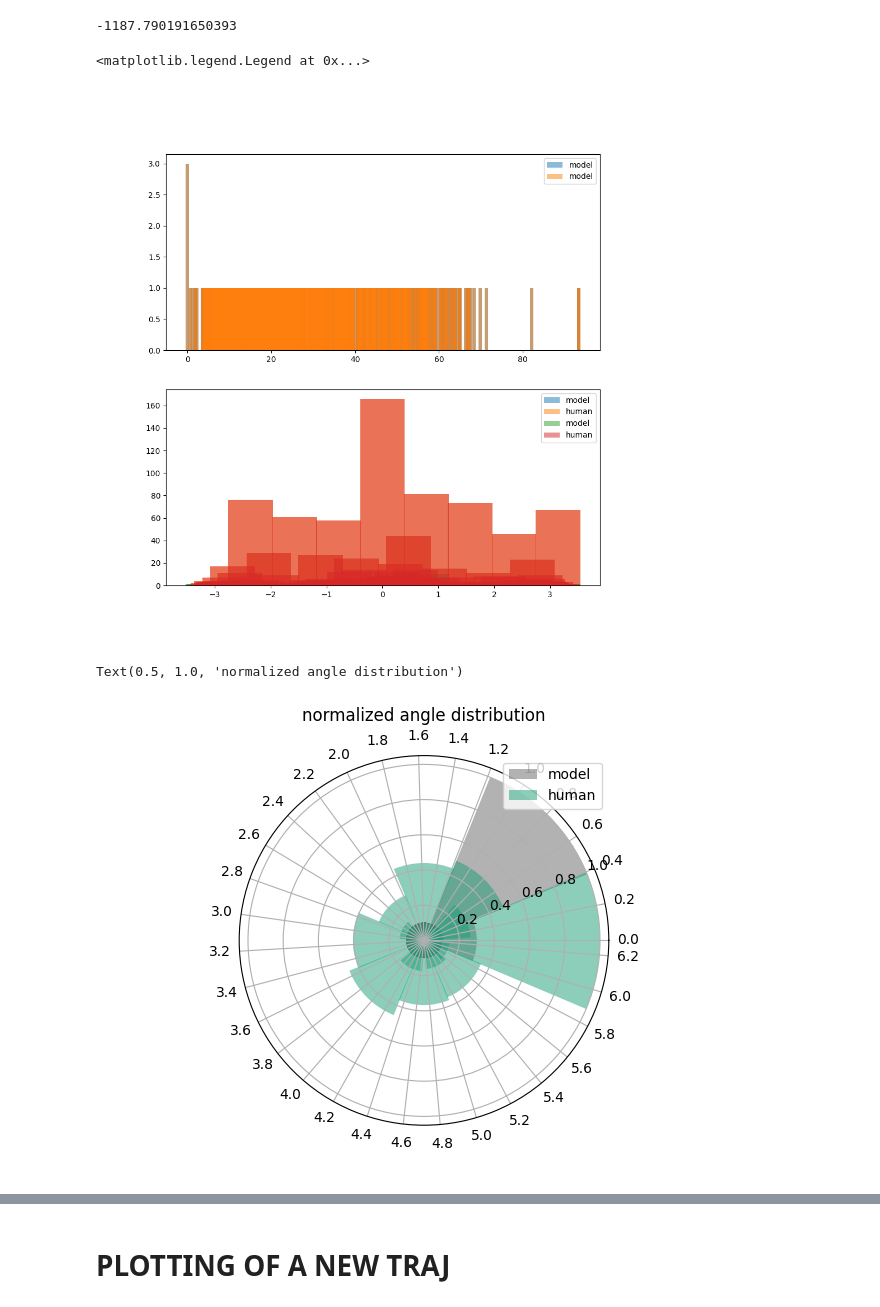
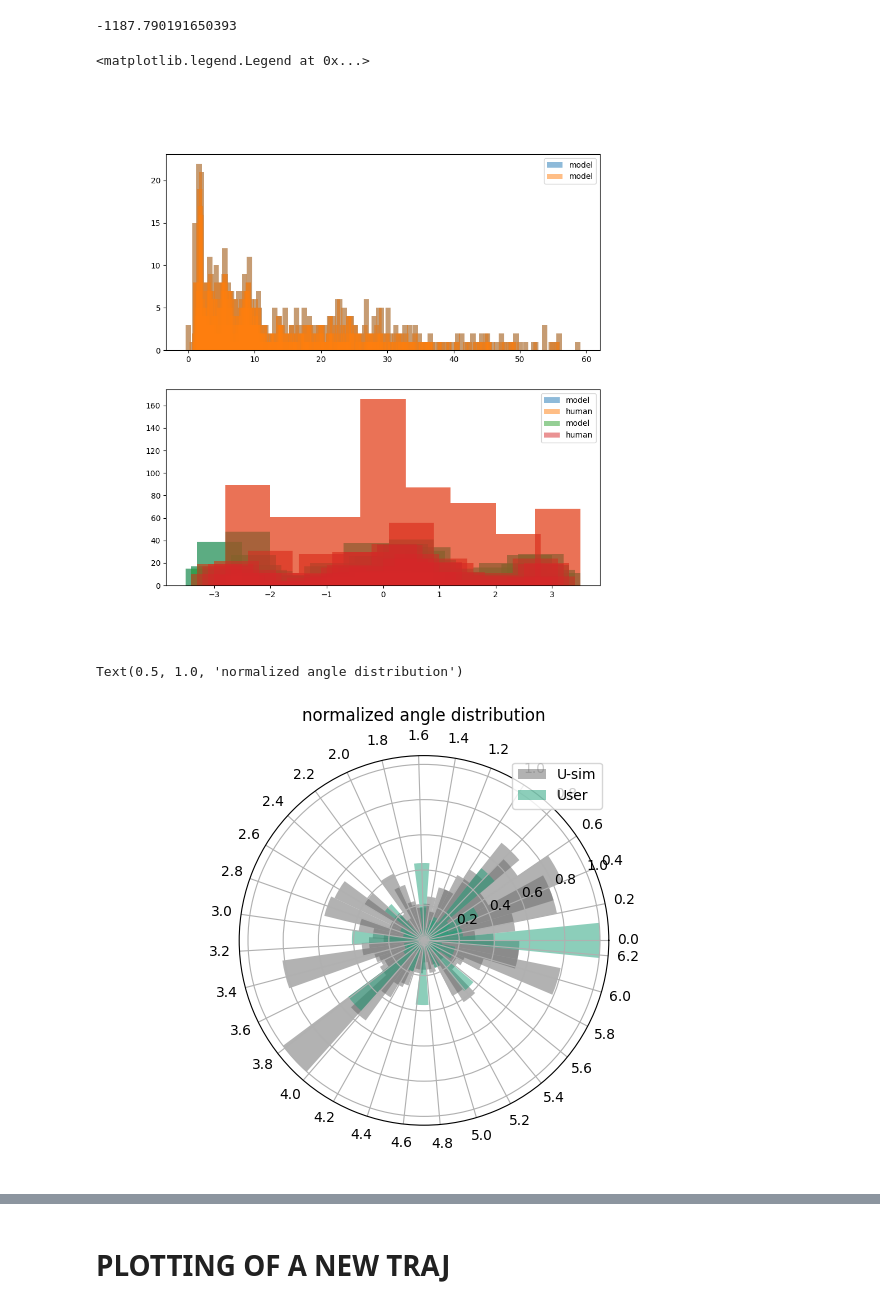
Before and after one commit to joaoMartinSaquet/smartDarts, a Jupyter notebook: smartdarts/jupyter/viz.ipynb, the cells around one changed output, grey strips where cells are left out. Saved outputs shown, nothing was run; the diff lists cells and outputs as text; code cells hidden in the pictures.

```diff
--- a/smartdarts/jupyter/viz.ipynb
+++ b/smartdarts/jupyter/viz.ipynb
@@ -71,7 +71,7 @@ data['pos_x']  [182.0, 182.0, 182.0, 200.579254150391, 212.02262878418, 226.7217
 
 # get data
 human_file = "human_trace_2x2_5h.log"
-process_file = "model_trace_2x2_5h_pert.log"
+process_file = "model_trace_2x2_5h2025-05-22T13:25:52.log"
 
 def plot_angle_distribution(fig, data, label, cmap = 'viridis'):
 
@@ -99,45 +99,45 @@ process_disp_y = np.array(process_data['disp_y'])
 human_disp_x = np.array(human_data['disp_x'])
 human_disp_y = np.array(human_data['disp_y'])
 
-human_mag_disp = np.sqrt(human_disp_x**2 + human_disp_y**2)
-process_mag_disp = np.sqrt(process_disp_x**2 + process_disp_y**2)
+human_mag_disp = np.round(np.sqrt(human_disp_x**2 + human_disp_y**2), 1 )
+process_mag_disp = np.round(np.sqrt(process_disp_x**2 + process_disp_y**2), 1 )
 
-human_angle_disp = np.arctan2(human_disp_y, human_disp_x)
-process_angle_disp = np.arctan2(process_disp_y, process_disp_x)
+human_angle_disp = np.round(np.arctan2(human_disp_y, human_disp_x), 1 )
+process_angle_disp = np.round(np.arctan2(process_disp_y, process_disp_x), 1 )
 
 h_mag_values, h_mag_count = np.unique(human_mag_disp, return_counts=True)
 p_mag_values, p_mag_count = np.unique(process_mag_disp, return_counts=True)
 
 h_angle_values, h_angle_count = np.unique(human_angle_disp, return_counts=True)
 p_angle_values, p_angle_count = np.unique(process_angle_disp, return_counts=True)
 
 
 width = 0.25
 offset_= 1
 
 for i in range(2):
 
     # rect = axt.bar(h_mag_values, h_mag_count, alpha = 0.5, label = "human")
     rect = axt.bar(p_mag_values, p_mag_count, alpha = 0.5, label = "model")
 
     rect = axb.bar(p_angle_values, p_angle_count, label = "model", alpha = 0.5)
     rect = axb.bar(h_angle_values, h_angle_count, label = "human", alpha = 0.5)
     # rect = axb.bar(human_angle_disp, width, label = "human")
 
 # plt.bar(h_mag_values, h_mag_count, width = width, label = "human")
 
 axb.legend()
 axt.legend()
 # plt.close()
 # %% [output]
 <matplotlib.legend.Legend at 0x...>
-[figure, old version]
+[figure, new version]
 # %%
 colors = plt.colormaps['Dark2'].colors
 fig = plt.figure()
 ax = fig.add_subplot(projection='polar')
-ax.bar(p_angle_values, p_angle_count/max(p_angle_count), color = colors[-1], label = "model", alpha= 0.5)
-ax.bar(h_angle_values, h_angle_count/max(h_angle_count), color = colors[0], label = "human", alpha= 0.5)
+ax.bar(p_angle_values, p_angle_count/max(p_angle_count), color = colors[-1], width=0.2, label = "U-sim", alpha= 0.5)
+ax.bar(h_angle_values, h_angle_count/max(h_angle_count), color = colors[0], width=0.2, label = "User", alpha= 0.5)
 
 ax.legend()
 theta = np.arange(0, 2*np.pi, 0.2)
@@ -145,7 +145,7 @@ ax.set_thetagrids(np.degrees(theta), labels=np.round(theta, 2))
 ax.set_title("normalized angle distribution")
 # %% [output]
 Text(0.5, 1.0, 'normalized angle distribution')
-[figure, old version]
+[figure, new version]
 # %%
 fig = plt.figure()
 ax = fig.add_subplot()
```
Also changed, not shown: parts of 6 cells of this notebook, 9 other files.
